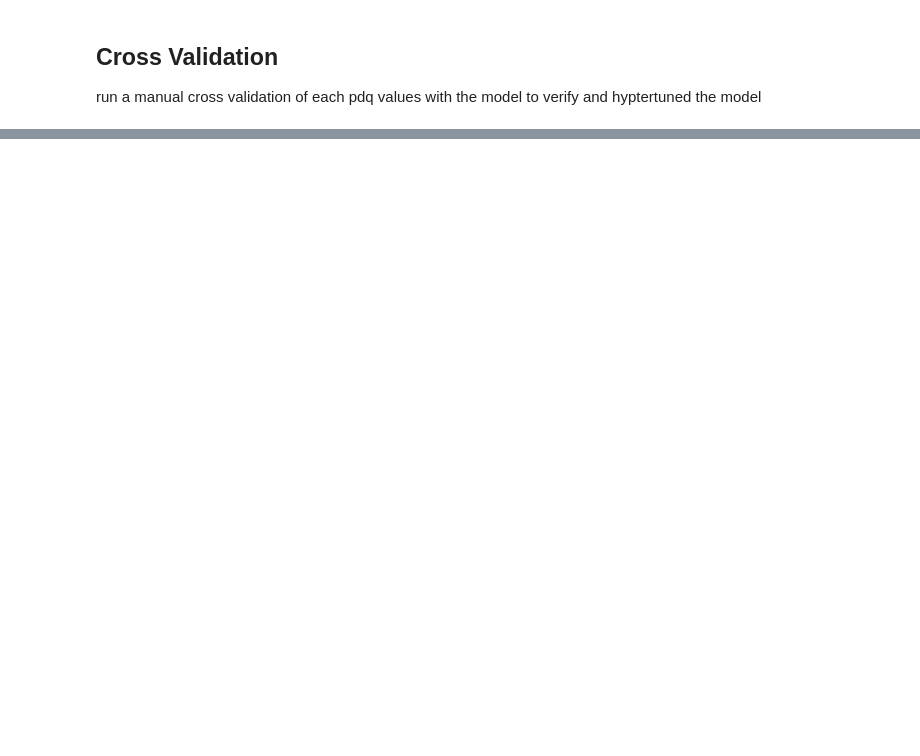
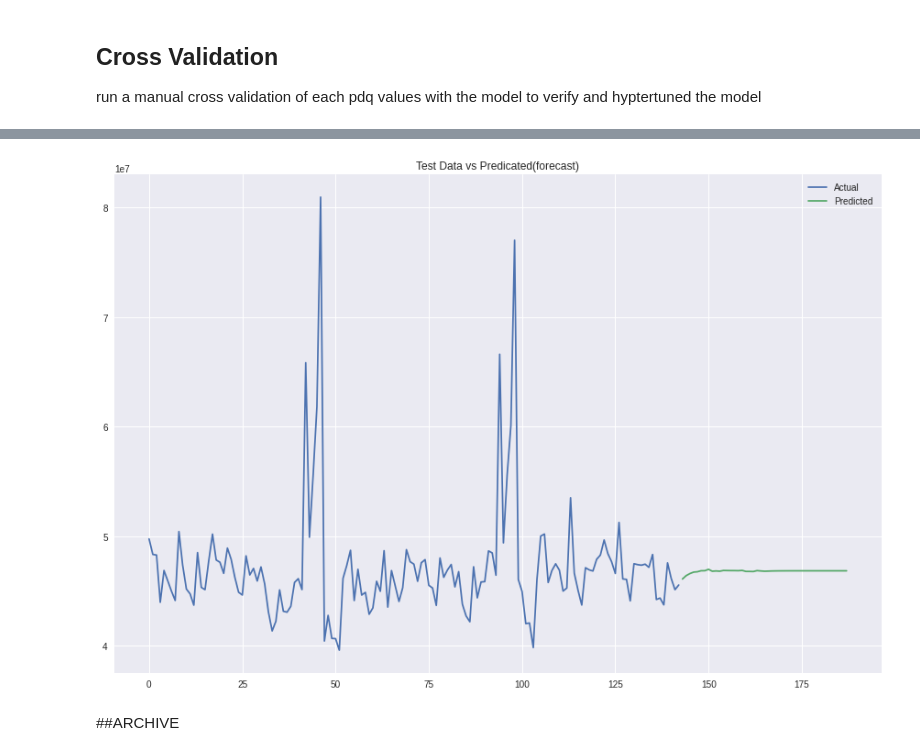
Before and after one commit to Rahul-Singh-10/Sales-Forecasting-Walmart-Case-Study, a Jupyter notebook: Sales_Forecasting.ipynb, the cells around one changed output, grey strips where cells are left out. Cells and saved outputs as stored; diff of their text form; code cells hidden in the pictures; blank space fills up the shorter version.

```diff
--- a/Sales_Forecasting.ipynb
+++ b/Sales_Forecasting.ipynb
@@ -755,0 +887,11 @@ table
+# %%
+##MODEL FORECASTING WITH BEST VALUES
+bestmodel = sm.tsa.statespace.SARIMAX(df2.Weekly_Sales,
+                                             order = (2,1,1),
+                                             seasonal_order = (0,0,2,12),
+                                             enforce_stationarity=True,
+                                             enforce_invertibility=True)
+bestresults = bestmodel.fit()
+futureresults = bestresults.get_forecast(steps=45,alpha=0.01).predicted_mean
+df3 = df2
+df3['forecast'] = futureresults
@@ -755,0 +900,13 @@ table
+# %%
+from matplotlib import pyplot
+
+pyplot.plot(df3['Weekly_Sales'], label='Actual')
+pyplot.plot(futureresults, label='Predicted')
+pyplot.title('Test Data vs Predicated(forecast)')
+pyplot.legend()
+pyplot.show()
+plt.rcParams["figure.figsize"] = (15,10)
+# %% [output]
+[figure, added]
+# %% [markdown]
+##ARCHIVE
```
Also changed, not shown: parts of 39 cells of this notebook.
